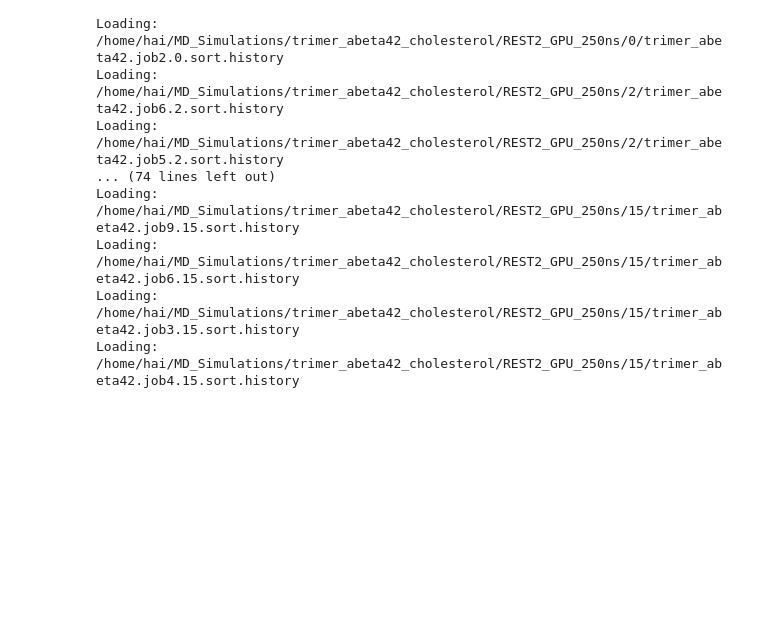
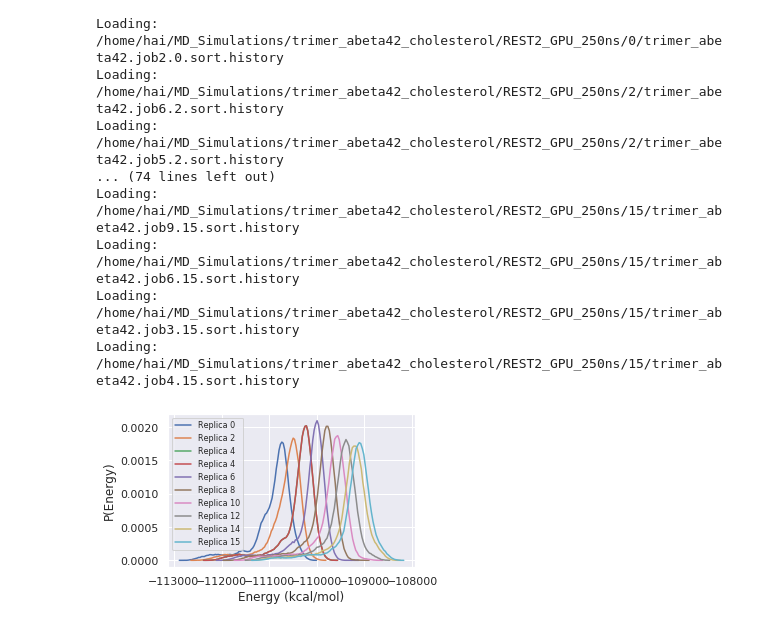
Before and after one commit to nguyentrunghai/REST2_MD_Simulations, a Jupyter notebook: potential_energy_distribution.ipynb, the cells around one changed output. Saved outputs shown, nothing was run; the diff lists cells and outputs as text; code cells hidden in the pictures; blank space fills up the shorter version.

Commit message:
plot potential histogram

```diff
--- a/potential_energy_distribution.ipynb
+++ b/potential_energy_distribution.ipynb
@@ -79,6 +79,27 @@ Loading: /home/hai/MD_Simulations/trimer_abeta42_cholesterol/REST2_GPU_250ns/15/
 Loading: /home/hai/MD_Simulations/trimer_abeta42_cholesterol/REST2_GPU_250ns/15/trimer_abeta42.job6.15.sort.history
 Loading: /home/hai/MD_Simulations/trimer_abeta42_cholesterol/REST2_GPU_250ns/15/trimer_abeta42.job3.15.sort.history
 Loading: /home/hai/MD_Simulations/trimer_abeta42_cholesterol/REST2_GPU_250ns/15/trimer_abeta42.job4.15.sort.history
+# %%
+
+fig, ax = plt.subplots(nrows=1, ncols=1, figsize=(5, 3))
+ax.plot(bin_center_0, hist_0, label="Replica 0")
+ax.plot(bin_center_2, hist_2, label="Replica 2")
+ax.plot(bin_center_4, hist_4, label="Replica 4")
+ax.plot(bin_center_4, hist_4, label="Replica 4")
+ax.plot(bin_center_6, hist_6, label="Replica 6")
+ax.plot(bin_center_8, hist_8, label="Replica 8")
+ax.plot(bin_center_10, hist_10, label="Replica 10")
+ax.plot(bin_center_12, hist_12, label="Replica 12")
+ax.plot(bin_center_14, hist_14, label="Replica 14")
+ax.plot(bin_center_15, hist_15, label="Replica 15")
+ax.legend(fontsize=8)
+
+ax.set_xlabel("Energy (kcal/mol)")
+ax.set_ylabel("P(Energy)")
+plt.tight_layout()
+plt.savefig("potential_energy_histogram.pdf", dpi=600)
+# %% [output]
+[figure, added]
 # %%
 df_0["potential"].plot(kind="hist")
 df_2["potential"].plot(kind="hist")
```
Also changed, not shown: parts of 3 cells of this notebook.
